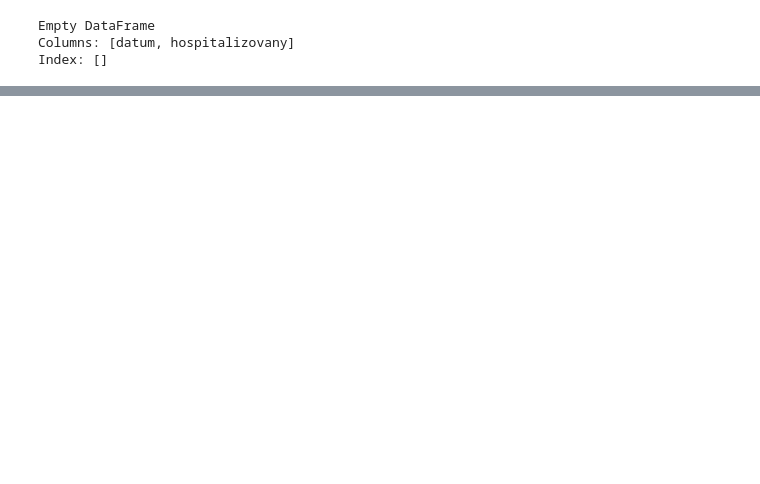
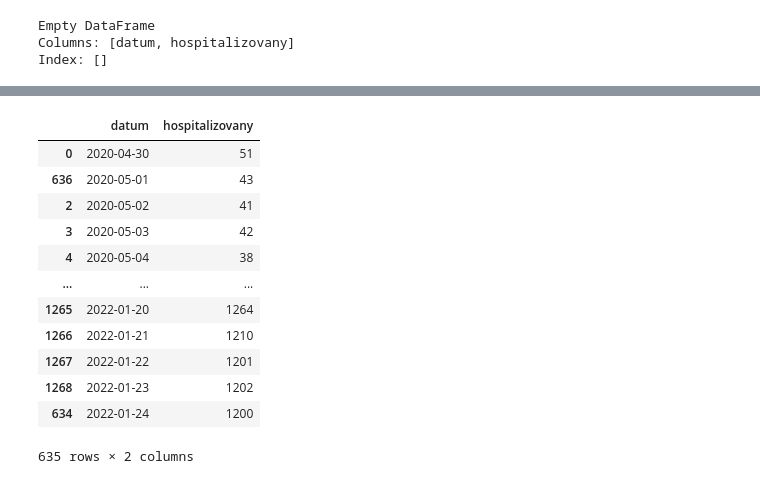
Before and after one commit to j-puszter/Covid_predictions, a Jupyter notebook: data_processing/graf_hospitalizacii.ipynb, the cells around one changed output, grey strips where cells are left out. Cells and saved outputs as stored; diff of their text form; code cells hidden in the pictures; blank space fills up the shorter version.

```diff
--- a/data_processing/graf_hospitalizacii.ipynb
+++ b/data_processing/graf_hospitalizacii.ipynb
@@ -80,0 +104,16 @@ modifiedDataFrame
+# %%
+sortdf.drop_duplicates()
+# %% [output]
+|  | datum | hospitalizovany |
+| 0 | 2020-04-30 | 51 |
+| 636 | 2020-05-01 | 43 |
+| 2 | 2020-05-02 | 41 |
+| 3 | 2020-05-03 | 42 |
+| 4 | 2020-05-04 | 38 |
+| ... | ... | ... |
+| 1265 | 2022-01-20 | 1264 |
+| 1266 | 2022-01-21 | 1210 |
+| 1267 | 2022-01-22 | 1201 |
+| 1268 | 2022-01-23 | 1202 |
+| 634 | 2022-01-24 | 1200 |
+635 rows × 2 columns
```
Also changed, not shown: parts of 9 cells of this notebook.
